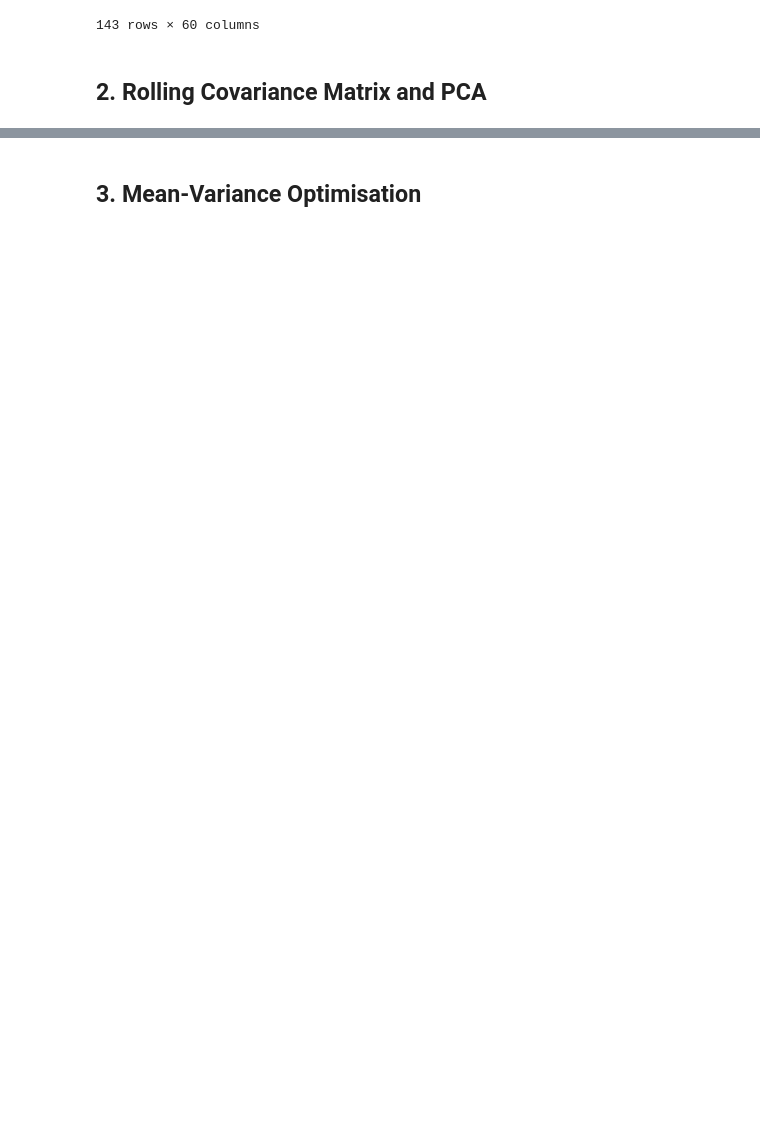
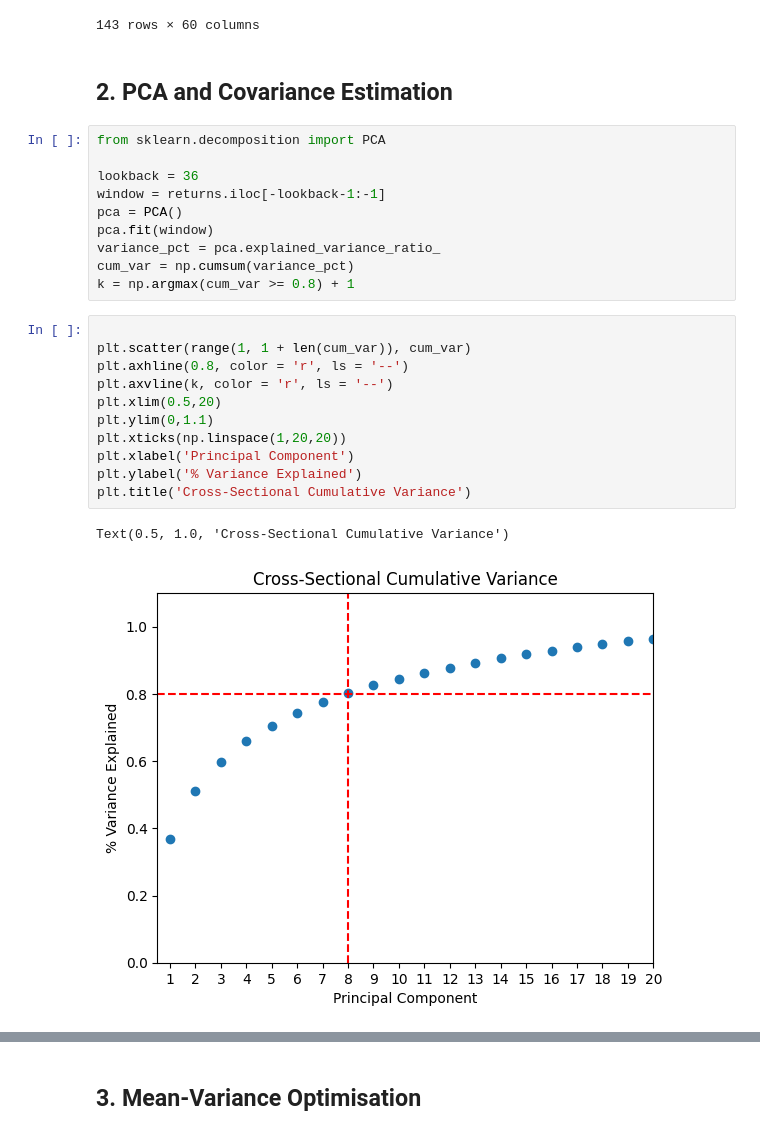
Before and after one commit to gy623/Cross-Sectional-Factor-Model-of-Asset-Returns, a Jupyter notebook: PCA Risk Engine.ipynb, the cells around one changed output, grey strips where cells are left out. Saved outputs shown, nothing was run; the diff lists cells and outputs as text; blank space fills up the shorter version.

```diff
--- a/PCA Risk Engine.ipynb
+++ b/PCA Risk Engine.ipynb
@@ -27,7 +27,31 @@ returns
 | 2024-12-01 | 0.054787 | -0.029007 | -0.069783 | -0.130610 | 0.053842 | -0.142110 | 0.357957 | -0.077888 | 0.002256 | -0.112882 | ... | ... |
 143 rows × 60 columns
 # %% [markdown]
-## 2. Rolling Covariance Matrix and PCA
+## 2. PCA and Covariance Estimation
+# %%
+from sklearn.decomposition import PCA
+
+lookback = 36
+window = returns.iloc[-lookback-1:-1]
+pca = PCA()
+pca.fit(window)
+variance_pct = pca.explained_variance_ratio_
+cum_var = np.cumsum(variance_pct)
+k = np.argmax(cum_var >= 0.8) + 1
+# %%
+
+plt.scatter(range(1, 1 + len(cum_var)), cum_var)
+plt.axhline(0.8, color = 'r', ls = '--')
+plt.axvline(k, color = 'r', ls = '--')
+plt.xlim(0.5,20)
+plt.ylim(0,1.1)
+plt.xticks(np.linspace(1,20,20))
+plt.xlabel('Principal Component')
+plt.ylabel('% Variance Explained')
+plt.title('Cross-Sectional Cumulative Variance')
+# %% [output]
+Text(0.5, 1.0, 'Cross-Sectional Cumulative Variance')
+[figure, added]
 # %%
 from sklearn.decomposition import PCA
 
```
Also changed, not shown: parts of 4 cells of this notebook, 17 other files.
